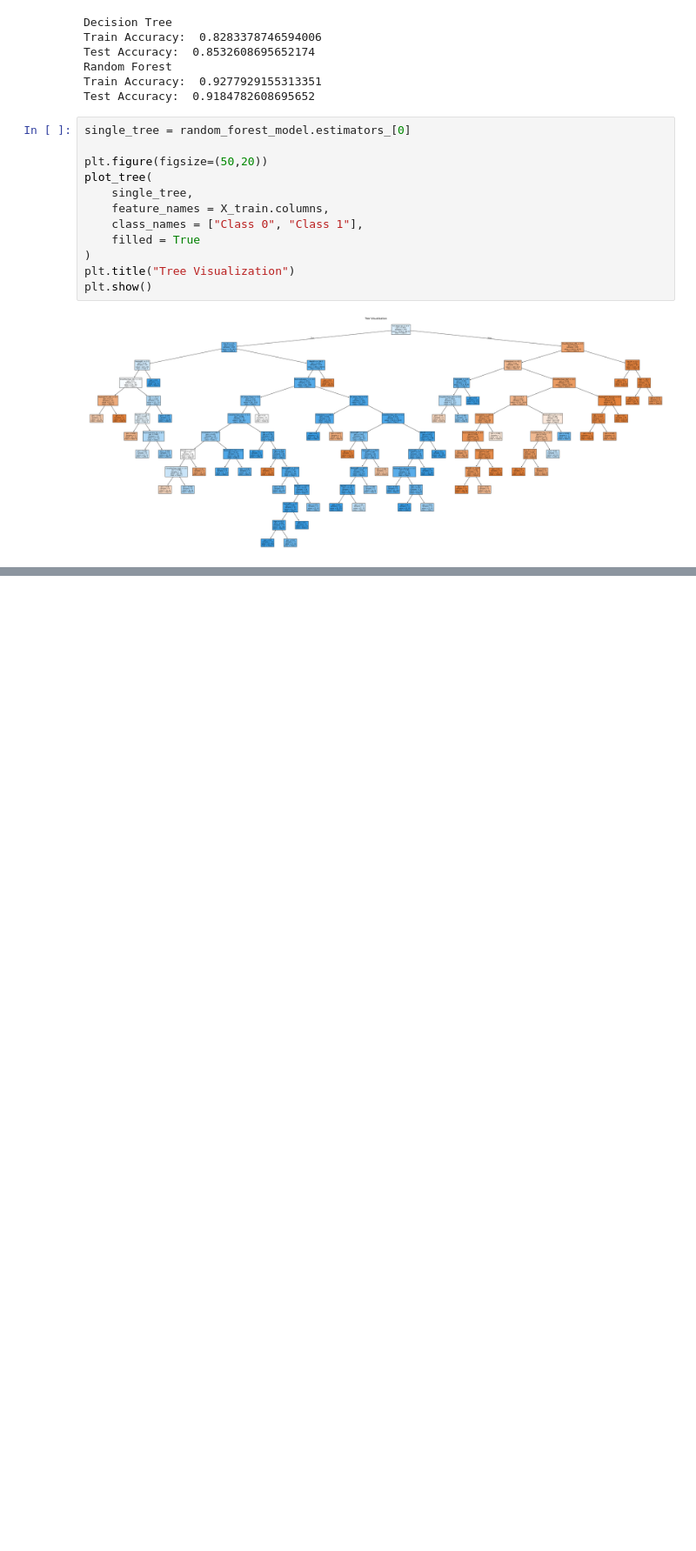
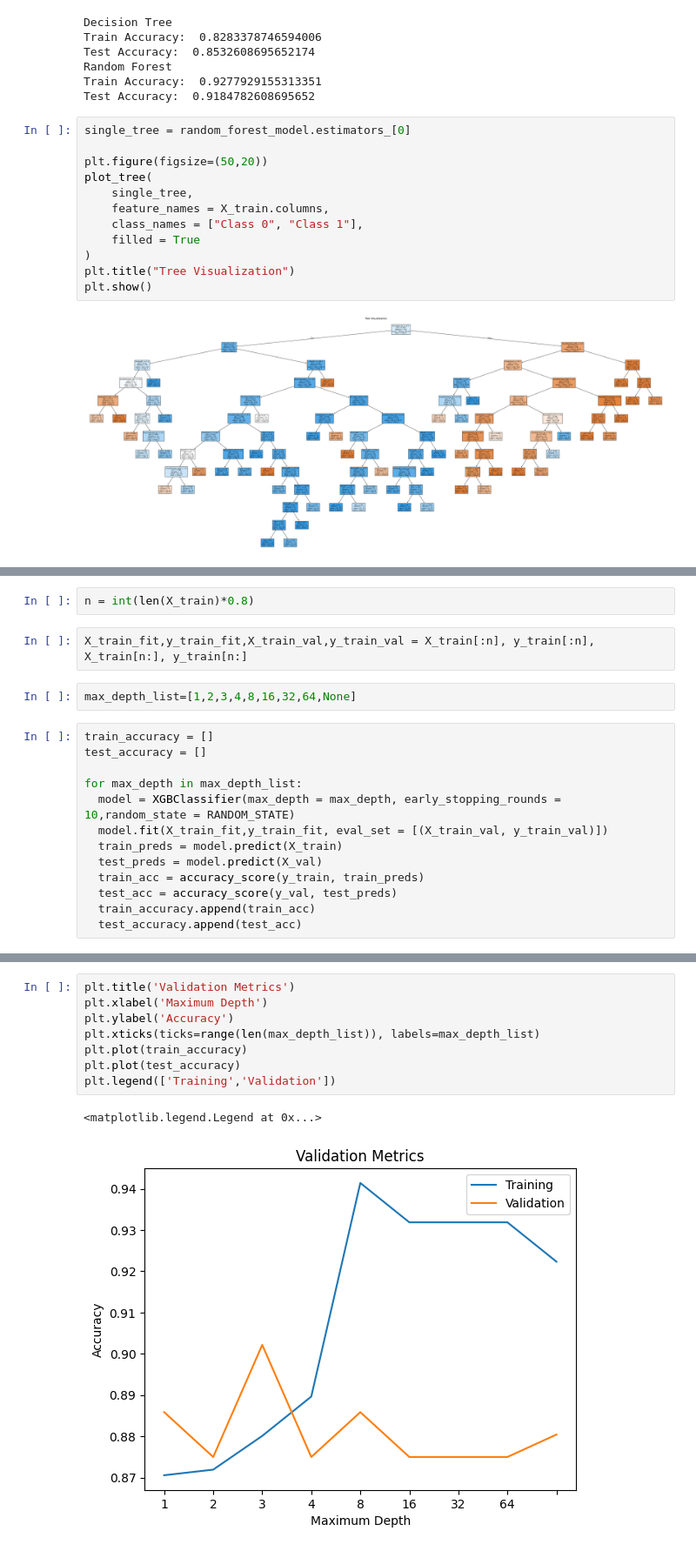
Before and after one commit to mosahle7/ML, a Jupyter notebook: Heart_Failure_Prediction.ipynb, the cells around one changed output, grey strips where cells are left out. Shown at 87% size. Cells and saved outputs as stored; diff of their text form; blank space fills up the shorter version.

```diff
--- a/Heart_Failure_Prediction.ipynb
+++ b/Heart_Failure_Prediction.ipynb
@@ -478,0 +483,19 @@ plt.show()
+# %%
+n = int(len(X_train)*0.8)
+# %%
+X_train_fit,y_train_fit,X_train_val,y_train_val = X_train[:n], y_train[:n], X_train[n:], y_train[n:]
+# %%
+max_depth_list=[1,2,3,4,8,16,32,64,None]
+# %%
+train_accuracy = []
+test_accuracy = []
+
+for max_depth in max_depth_list:
+  model = XGBClassifier(max_depth = max_depth, early_stopping_rounds = 10,random_state = RANDOM_STATE)
+  model.fit(X_train_fit,y_train_fit, eval_set = [(X_train_val, y_train_val)])
+  train_preds = model.predict(X_train)
+  test_preds = model.predict(X_val)
+  train_acc = accuracy_score(y_train, train_preds)
+  test_acc = accuracy_score(y_val, test_preds)
+  train_accuracy.append(train_acc)
+  test_accuracy.append(test_acc)
@@ -478,0 +520,11 @@ plt.show()
+# %%
+plt.title('Validation Metrics')
+plt.xlabel('Maximum Depth')
+plt.ylabel('Accuracy')
+plt.xticks(ticks=range(len(max_depth_list)), labels=max_depth_list)
+plt.plot(train_accuracy)
+plt.plot(test_accuracy)
+plt.legend(['Training','Validation'])
+# %% [output]
+<matplotlib.legend.Legend at 0x...>
+[figure, added]
```
Also changed, not shown: parts of 11 cells of this notebook.
